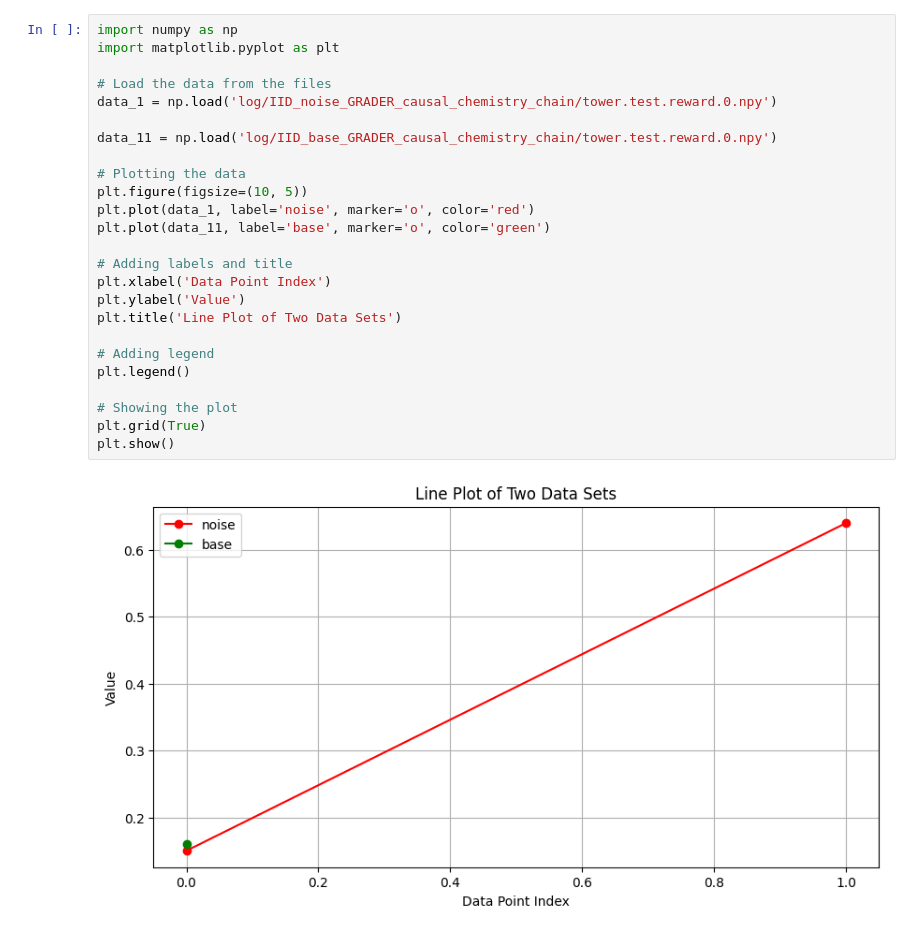
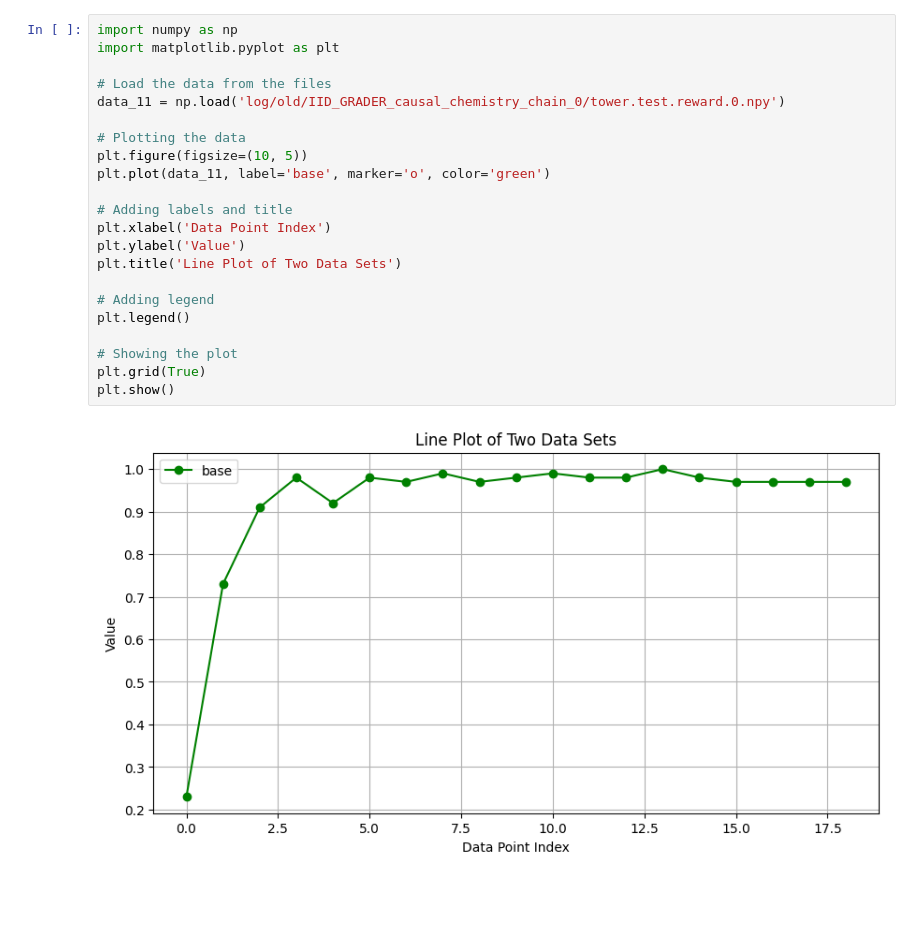
Before and after one commit to Pheabt/chemistry_RL, a Jupyter notebook: draw.ipynb, the cells around one changed output. Drawn from its saved outputs; the diff is of its cells as text; blank space fills up the shorter version.

```diff
--- a/draw.ipynb
+++ b/draw.ipynb
@@ -51,27 +71,24 @@ Figure 8 saved: OOD-S_GRADER_causal_chemistry_jungle_1.png
 # %%
 import numpy as np
 import matplotlib.pyplot as plt
 
 # Load the data from the files
-data_1 = np.load('log/IID_noise_GRADER_causal_chemistry_chain/tower.test.reward.0.npy')
-
-data_11 = np.load('log/IID_base_GRADER_causal_chemistry_chain/tower.test.reward.0.npy')
+data_11 = np.load('log/old/IID_GRADER_causal_chemistry_chain_0/tower.test.reward.0.npy')
 
 # Plotting the data
 plt.figure(figsize=(10, 5))
-plt.plot(data_1, label='noise', marker='o', color='red')
 plt.plot(data_11, label='base', marker='o', color='green')
 
 # Adding labels and title
 plt.xlabel('Data Point Index')
 plt.ylabel('Value')
 plt.title('Line Plot of Two Data Sets')
 
 # Adding legend
 plt.legend()
 
 # Showing the plot
 plt.grid(True)
 plt.show()
 # %% [output]
-[figure, old version]
+[figure, new version]
```
Also changed, not shown: parts of 2 cells of this notebook, 7 other files.
